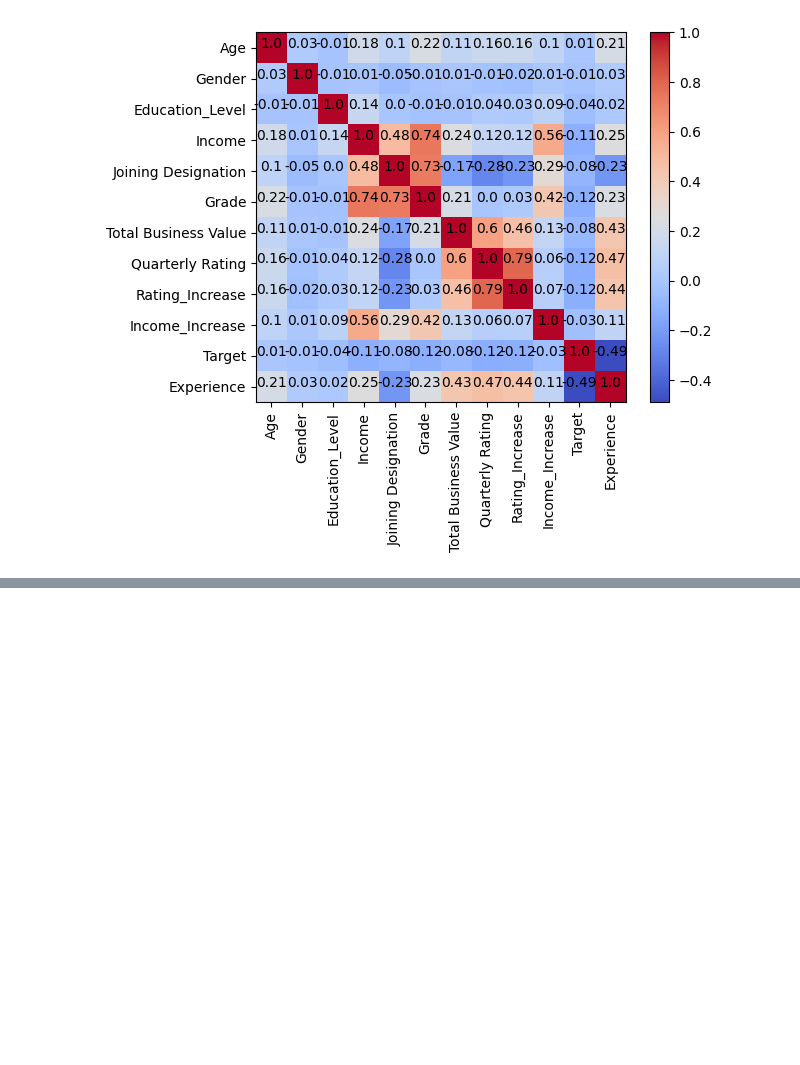
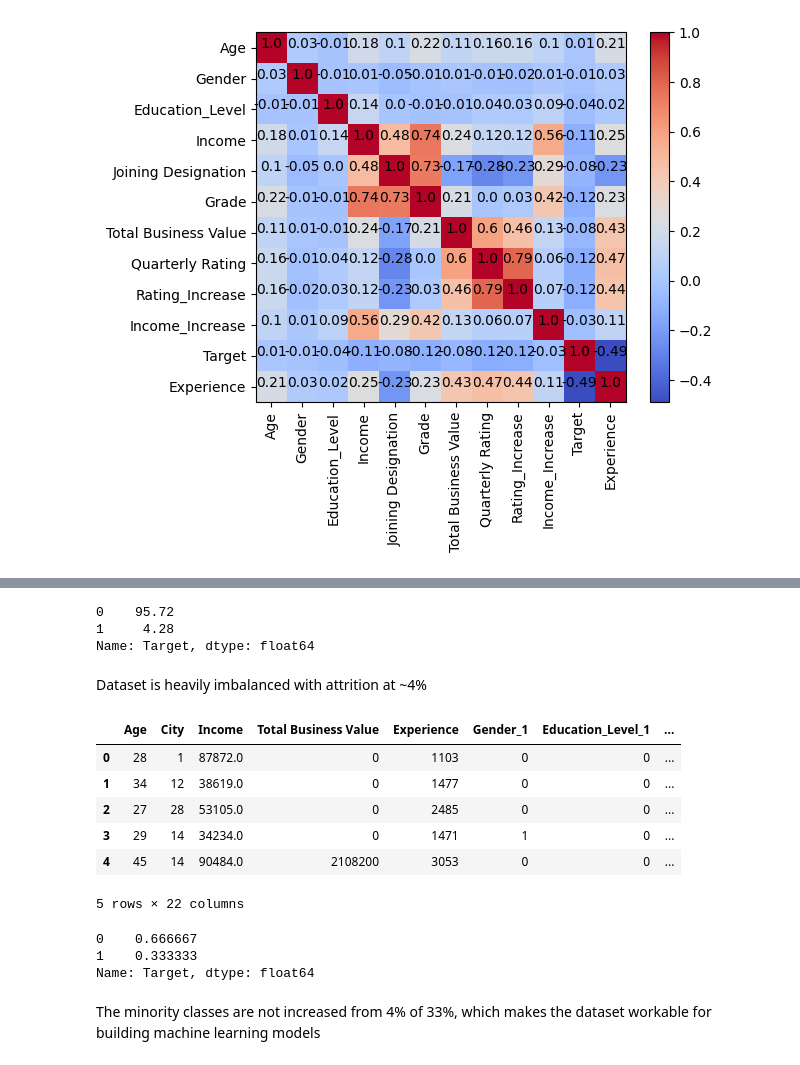
Before and after one commit to pradeepvaranasi/RideSharing_riderAttrition_casestudy, a Jupyter notebook: RideSharing_Casestudy_EnsembleLearning.ipynb, the cells around one changed output, grey strips where cells are left out. Saved outputs shown, nothing was run; the diff lists cells and outputs as text; code cells hidden in the pictures; blank space fills up the shorter version.

```diff
--- a/RideSharing_Casestudy_EnsembleLearning.ipynb
+++ b/RideSharing_Casestudy_EnsembleLearning.ipynb
@@ -328,0 +398,8 @@ plt.show()
+# %%
+round(grouped_df_encoded.Target.value_counts(normalize=True)*100,2)
+# %% [output]
+0    95.72
+1     4.28
+Name: Target, dtype: float64
+# %% [markdown]
+Dataset is heavily imbalanced with attrition at ~4%
@@ -328,0 +409,32 @@ plt.show()
+# %%
+# Separate features and target variable
+X = grouped_df_encoded.drop('Target', axis=1)
+y = grouped_df_encoded['Target']
+
+# Split the data into training and testing sets
+X_train, X_test, y_train, y_test = train_test_split(X, y, test_size=0.2, random_state=42)
+
+# Apply SMOTE to balance the target variable distribution
+smote = SMOTE(sampling_strategy=0.5, random_state=42)  # Set the desired ratio of minority class (1) to majority class (0)
+X_resampled, y_resampled = smote.fit_resample(X_train, y_train)
+# %%
+# Display the resampled DataFrame
+resampled_df = pd.DataFrame(X_resampled, columns=X.columns)
+resampled_df['Target'] = y_resampled
+resampled_df.head()
+# %% [output]
+|  | Age | City | Income | Total Business Value | Experience | Gender_1 | Education_Level_1 | ... |
+| 0 | 28 | 1 | 87872.0 | 0 | 1103 | 0 | 0 | ... |
+| 1 | 34 | 12 | 38619.0 | 0 | 1477 | 0 | 0 | ... |
+| 2 | 27 | 28 | 53105.0 | 0 | 2485 | 0 | 0 | ... |
+| 3 | 29 | 14 | 34234.0 | 0 | 1471 | 1 | 0 | ... |
+| 4 | 45 | 14 | 90484.0 | 2108200 | 3053 | 0 | 0 | ... |
+5 rows × 22 columns
+# %%
+resampled_df.Target.value_counts(normalize=True)
+# %% [output]
+0    0.666667
+1    0.333333
+Name: Target, dtype: float64
+# %% [markdown]
+The minority classes are not increased from 4% of 33%, which makes the dataset workable for building machine learning models
```
Also changed, not shown: parts of 12 cells of this notebook.
